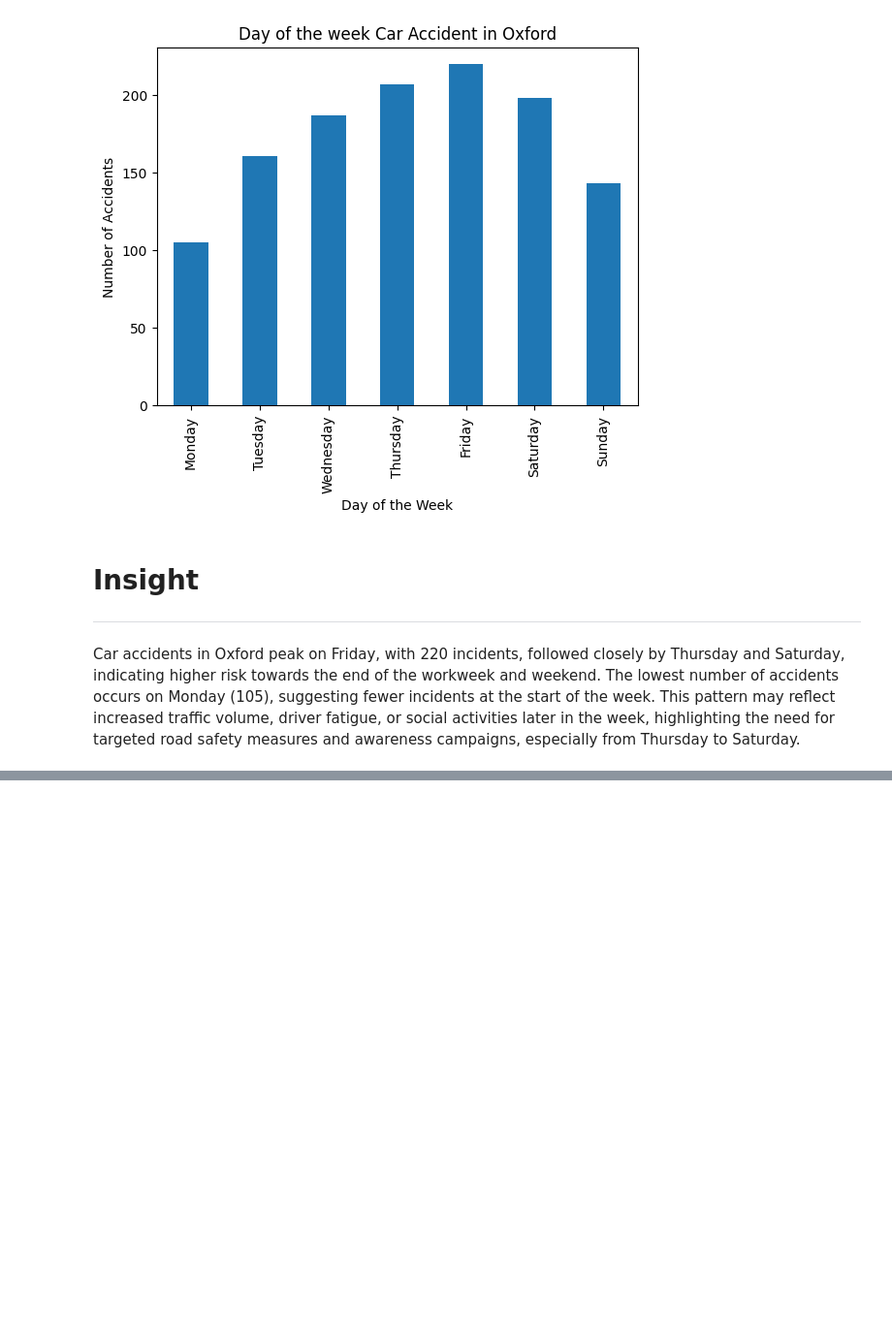
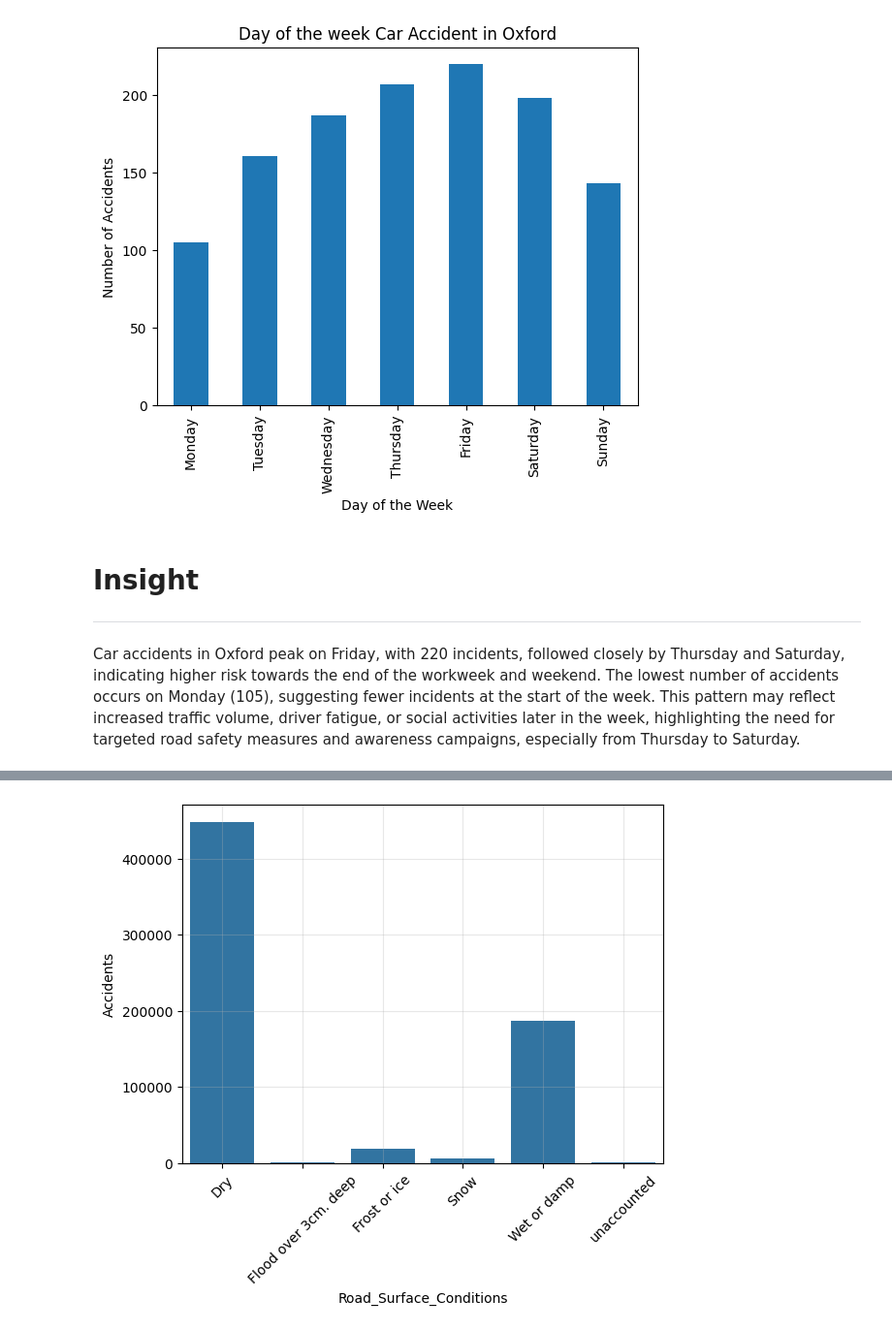
Before and after one commit to jerwinq19/ITELEC303, a Jupyter notebook: Activity 2.ipynb, the cells around one changed output, grey strips where cells are left out. Shown at 97% size. Cells and saved outputs as stored; diff of their text form; code cells hidden in the pictures; blank space fills up the shorter version.

```diff
--- a/Activity 2.ipynb
+++ b/Activity 2.ipynb
@@ -943,0 +897,9 @@ Name: count, dtype: int64
+# %%
+road_surface_df = df['Road_Surface_Conditions'].value_counts().reset_index(name='Accidents')
+
+sns.barplot(data = road_surface_df, x = 'Road_Surface_Conditions', y='Accidents')
+plt.xticks(rotation=45)
+plt.grid(alpha=0.3)
+plt.show()
+# %% [output]
+[figure, added]
```
Also changed, not shown: parts of 20 cells of this notebook, 2 other files.
